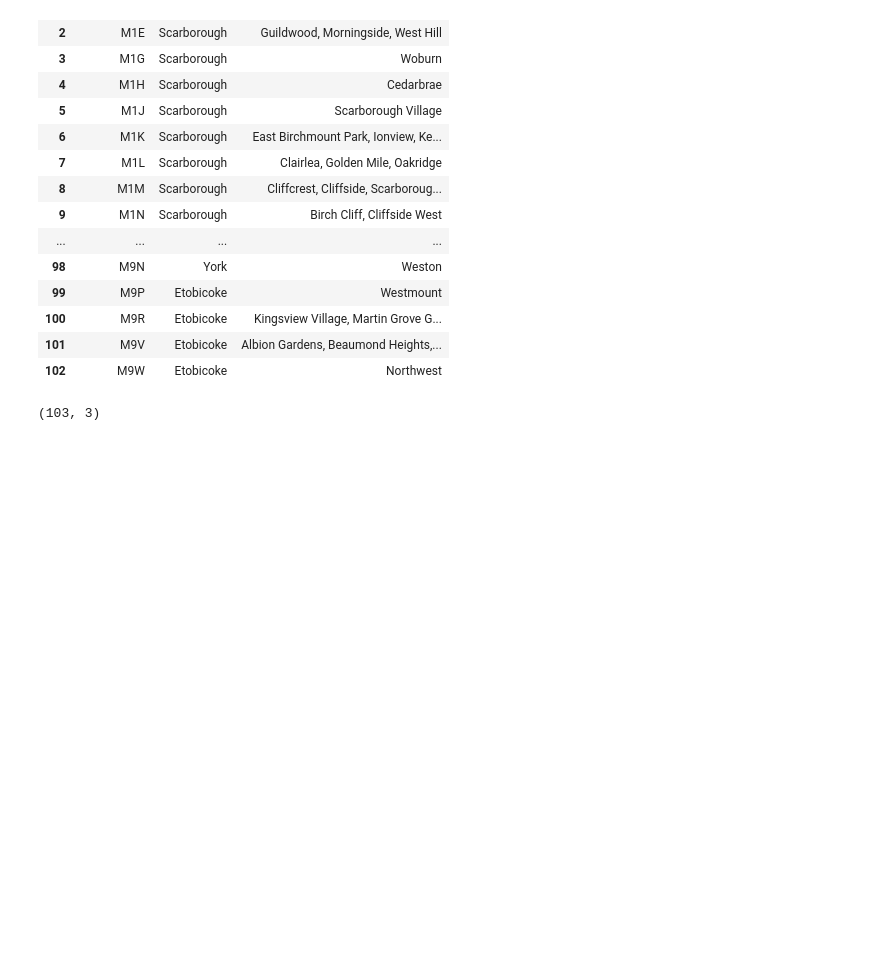
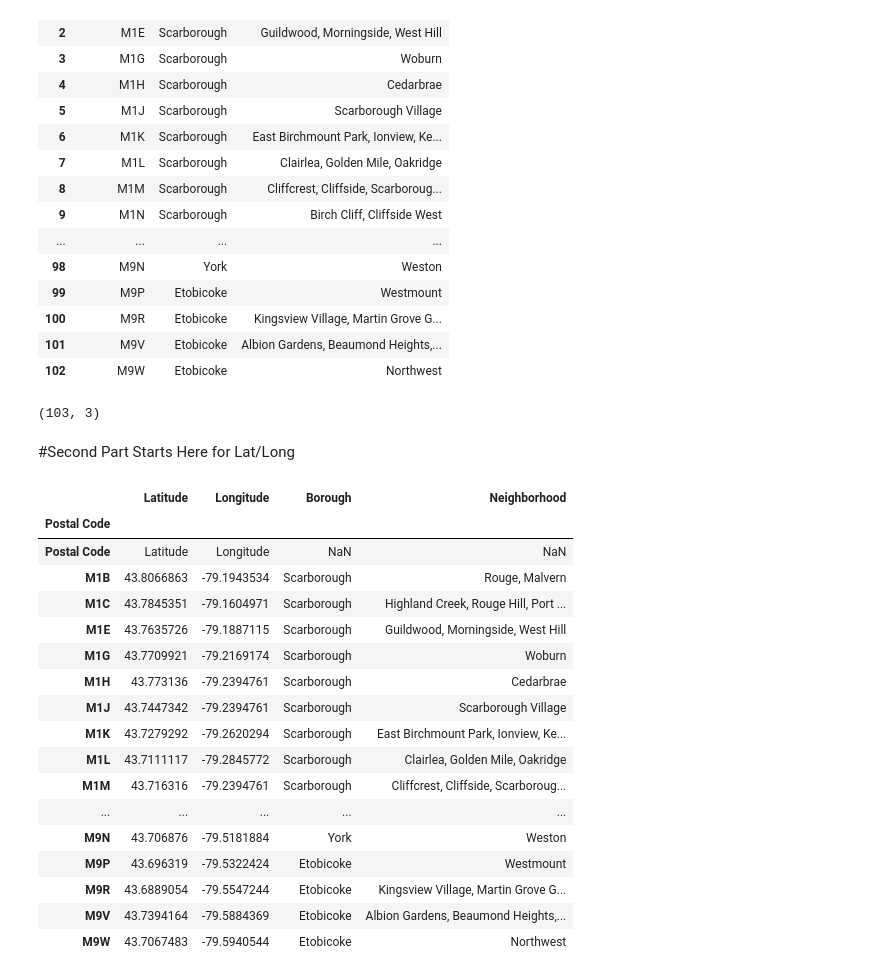
Before and after one commit to ReneeSweikert/Coursera_Capstone, a Jupyter notebook: DS Capstone Project Week 3.ipynb, the cells around one changed output. Drawn from its saved outputs; the diff is of its cells as text; code cells hidden in the pictures; blank space fills up the shorter version.

```diff
--- a/DS Capstone Project Week 3.ipynb
+++ b/DS Capstone Project Week 3.ipynb
@@ -149,3 +149,32 @@ hood.head(200)
 print(hood.shape)
 # %% [output]
 (103, 3)
+# %% [markdown]
+#Second Part Starts Here for Lat/Long
+# %%
+filename = "http://cocl.us/Geospatial_data"
+# %%
+headers = ["Postal Code","Latitude","Longitude"]
+# %%
+df = pd.read_csv(filename, names = headers)
+# %%
+df.set_index ('Postal Code').join(hood.set_index('Postal Code'))
+# %% [output]
+|  | Latitude | Longitude | Borough | Neighborhood |
+| Postal Code |  |  |  |  |
+| Postal Code | Latitude | Longitude | NaN | NaN |
+| M1B | 43.8066863 | -79.1943534 | Scarborough | Rouge, Malvern |
+| M1C | 43.7845351 | -79.1604971 | Scarborough | Highland Creek, Rouge Hill, Port ... |
+| M1E | 43.7635726 | -79.1887115 | Scarborough | Guildwood, Morningside, West Hill |
+| M1G | 43.7709921 | -79.2169174 | Scarborough | Woburn |
+| M1H | 43.773136 | -79.2394761 | Scarborough | Cedarbrae |
+| M1J | 43.7447342 | -79.2394761 | Scarborough | Scarborough Village |
+| M1K | 43.7279292 | -79.2620294 | Scarborough | East Birchmount Park, Ionview, Ke... |
+| M1L | 43.7111117 | -79.2845772 | Scarborough | Clairlea, Golden Mile, Oakridge |
+| M1M | 43.716316 | -79.2394761 | Scarborough | Cliffcrest, Cliffside, Scarboroug... |
+| ... | ... | ... | ... | ... |
+| M9N | 43.706876 | -79.5181884 | York | Weston |
+| M9P | 43.696319 | -79.5322424 | Etobicoke | Westmount |
+| M9R | 43.6889054 | -79.5547244 | Etobicoke | Kingsview Village, Martin Grove G... |
+| M9V | 43.7394164 | -79.5884369 | Etobicoke | Albion Gardens, Beaumond Heights,... |
+| M9W | 43.7067483 | -79.5940544 | Etobicoke | Northwest |
```
